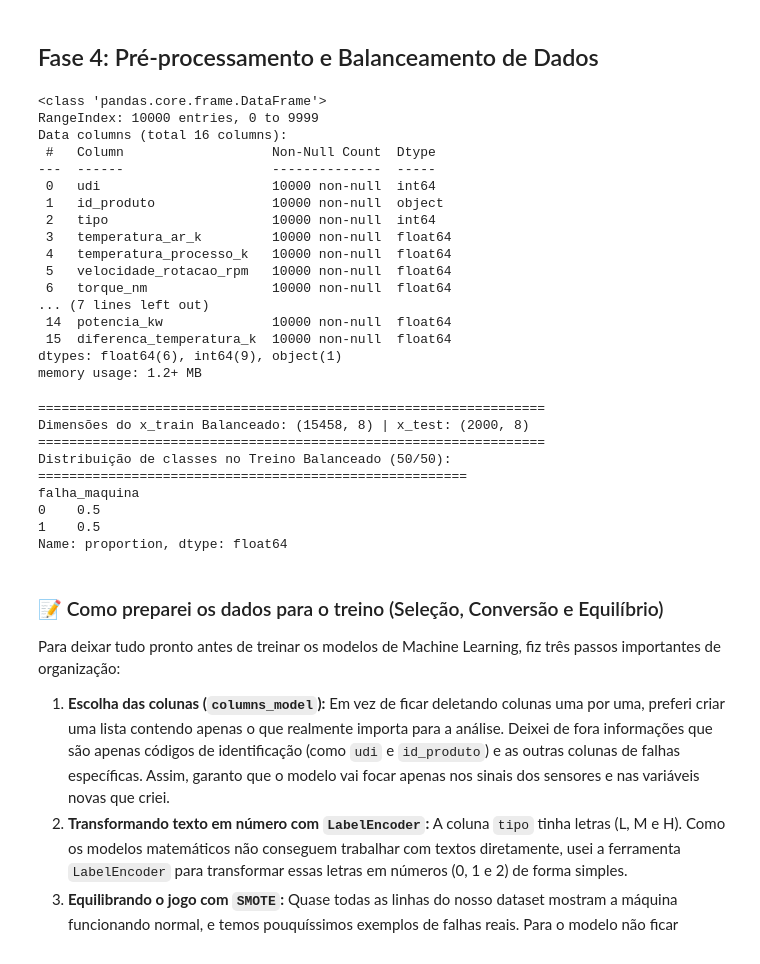
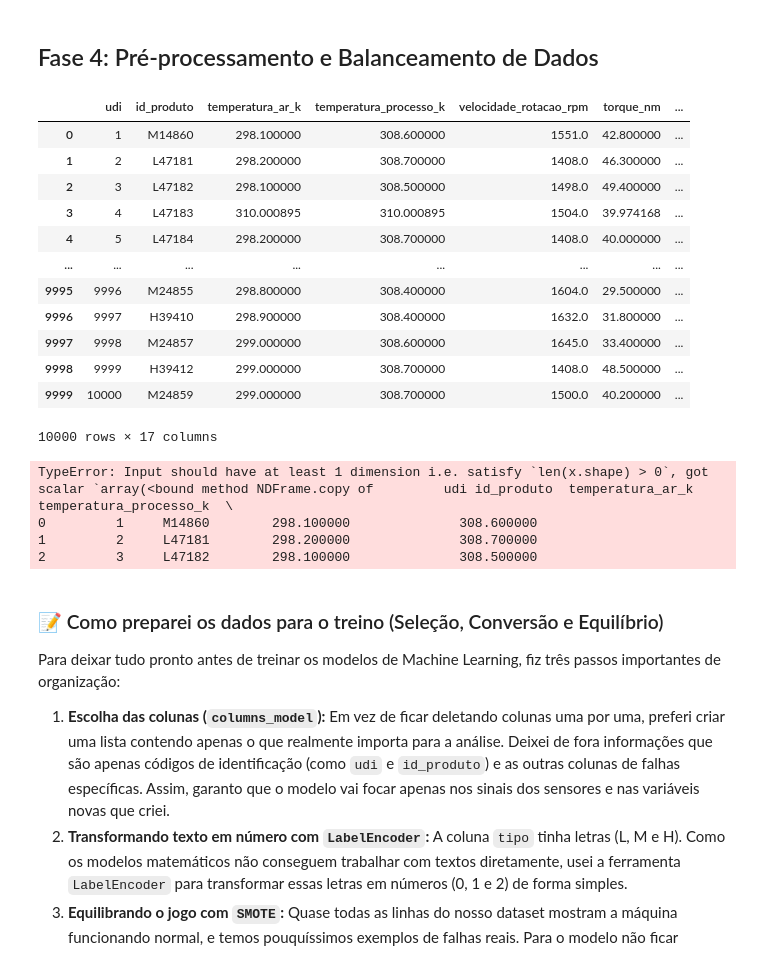
Before and after one commit to susejgo89/projetofinal_M1, a Jupyter notebook: pipeline_preditivo.ipynb, the cells around one changed output. Cells and saved outputs as stored; diff of their text form; code cells hidden in the pictures.

```diff
--- a/pipeline_preditivo.ipynb
+++ b/pipeline_preditivo.ipynb
@@ -347,40 +352,29 @@ A ideia é que essa coluna mostre o esforço real que o motor está fazendo, aju
 # %% [markdown]
 ## Fase 4: Pré-processamento e Balanceamento de Dados
 # %%
-# Convertendo a coluna 'tipo' de texto para número usando LabelEncoder
-labelencoder_tipo = LabelEncoder()
-df_prep['tipo'] = labelencoder_tipo.fit_transform(df_prep['tipo'])
-df_prep.info()
+# Aplicando One-Hot Encoding com drop_first=True nas variáveis categóricas (ex: 'tipo')
+# Isso evita o problema da Multicolinearidade explicada na aula da SCTEC!
+df_encode = pd.get_dummies(df_prep, columns=['tipo'], drop_first=True, dtype=int)
+display(df_encode)
 # %% [output]
+|  | udi | id_produto | temperatura_ar_k | temperatura_processo_k | velocidade_rotacao_rpm | torque_nm | ... |
+| 0 | 1 | M14860 | 298.100000 | 308.600000 | 1551.0 | 42.800000 | ... |
+| 1 | 2 | L47181 | 298.200000 | 308.700000 | 1408.0 | 46.300000 | ... |
+| 2 | 3 | L47182 | 298.100000 | 308.500000 | 1498.0 | 49.400000 | ... |
+| 3 | 4 | L47183 | 310.000895 | 310.000895 | 1504.0 | 39.974168 | ... |
+| 4 | 5 | L47184 | 298.200000 | 308.700000 | 1408.0 | 40.000000 | ... |
+| ... | ... | ... | ... | ... | ... | ... | ... |
+| 9995 | 9996 | M24855 | 298.800000 | 308.400000 | 1604.0 | 29.500000 | ... |
+| 9996 | 9997 | H39410 | 298.900000 | 308.400000 | 1632.0 | 31.800000 | ... |
+| 9997 | 9998 | M24857 | 299.000000 | 308.600000 | 1645.0 | 33.400000 | ... |
+| 9998 | 9999 | H39412 | 299.000000 | 308.700000 | 1408.0 | 48.500000 | ... |
+| 9999 | 10000 | M24859 | 299.000000 | 308.700000 | 1500.0 | 40.200000 | ... |
-<class 'pandas.core.frame.DataFrame'>
-RangeIndex: 10000 entries, 0 to 9999
-Data columns (total 16 columns):
- #   Column                   Non-Null Count  Dtype
----  ------                   --------------  -----
- 0   udi                      10000 non-null  int64
- 1   id_produto               10000 non-null  object
- 2   tipo                     10000 non-null  int64
- 3   temperatura_ar_k         10000 non-null  float64
- 4   temperatura_processo_k   10000 non-null  float64
- 5   velocidade_rotacao_rpm   10000 non-null  float64
- 6   torque_nm                10000 non-null  float64
-... (7 lines left out)
- 14  potencia_kw              10000 non-null  float64
- 15  diferenca_temperatura_k  10000 non-null  float64
-dtypes: float64(6), int64(9), object(1)
-memory usage: 1.2+ MB
+10000 rows × 17 columns
 # %%
-# Criando a lista específica que serão utilizadas como recursos (X)
-# Deixamos de fora: udi, id_produto e todas as colunas de falhas específicas
-columns_model = [
-    'tipo', 'temperatura_ar_k', 'temperatura_processo_k',
-    'velocidade_rotacao_rpm', 'torque_nm', 'desgaste_ferramenta_min',
-    'potencia_kw', 'diferenca_temperatura_k'
-]
 
-# Definindo X (apenas com as colunas da lista) e y (variável alvo)
-x = df_prep[columns_model].copy()
-y = df_prep['falha_maquina'].copy()
+# Definindo X e y (variável alvo)
+x = df_encode.drop(columns=['falha_maquina']).copy
+y = df_encode['falha_maquina'].copy()
 
 # Divisão em Treino (80%) e Teste (20%) com estratificação (random_state=42 (a semente matematica) e
 # stratify=y  o algoritmo separa os dados mantendo a proporção exata para ambas clases)
@@ -394,19 +388,11 @@ x_train_bal, y_train_bal = smote.fit_resample(x_treino, y_treino)
 print("="*65)
 print(f"Dimensões do x_train Balanceado: {x_train_bal.shape} | x_test: {x_teste.shape}")
 print("="*65)
-print("Distribuição de classes no Treino Balanceado (50/50):")
-print("="*55)
-print(y_train_bal.value_counts(normalize=True))
 # %% [output]
-=================================================================
-Dimensões do x_train Balanceado: (15458, 8) | x_test: (2000, 8)
-=================================================================
-Distribuição de classes no Treino Balanceado (50/50):
-=======================================================
-falha_maquina
-0    0.5
-1    0.5
-Name: proportion, dtype: float64
+TypeError: Input should have at least 1 dimension i.e. satisfy `len(x.shape) > 0`, got scalar `array(<bound method NDFrame.copy of         udi id_produto  temperatura_ar_k  temperatura_processo_k  \
+0         1     M14860        298.100000              308.600000
+1         2     L47181        298.200000              308.700000
+2         3     L47182        298.100000              308.500000
 # %% [markdown]
 ### 📝 Como preparei os dados para o treino (Seleção, Conversão e Equilíbrio)
 
```
Also changed, not shown: parts of 6 cells of this notebook.
